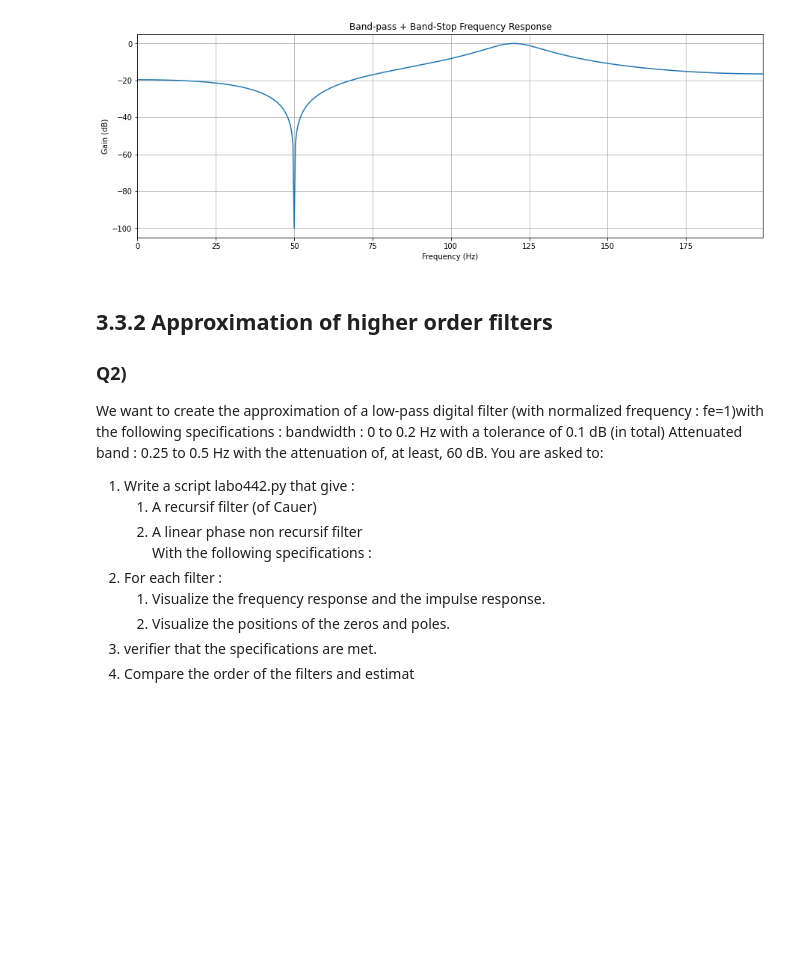
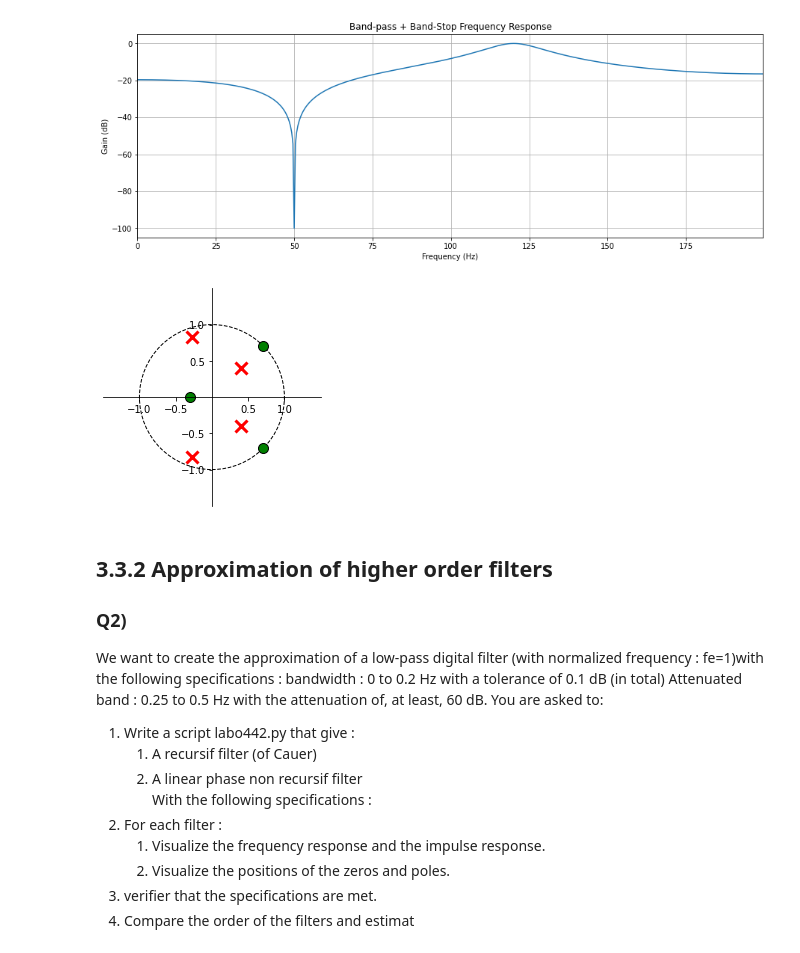
Before and after one commit to lionelGoffaux/tp_signal, a Jupyter notebook: lab3.ipynb, the cells around one changed output. Drawn from its saved outputs; the diff is of its cells as text; code cells hidden in the pictures; blank space fills up the shorter version.

```diff
--- a/lab3.ipynb
+++ b/lab3.ipynb
@@ -101,6 +102,9 @@ k_found = 1/A120
 
 b = np.array([1 , -np.cos(theta)])*k_found
 a = [1 , -2*rho*np.cos(theta), rho**2]
+
+b1 = b
+a1 = a
 
 w, h = sgl.freqz(b, a)
 frbp = h
@@ -166,6 +174,9 @@ array([0.67128367])
 # %%
 b = np.array([1, -2*np.cos(theta), 1])*k_found
 a = [1, -2*rho*np.cos(theta), rho**2]
+
+b2 = b
+a2 = a
 
 w, h = sgl.freqz(b, a)
 frbs = h
@@ -214,6 +229,13 @@ plt.ylabel('Gain (dB)')
 plt.grid()
 # %% [output]
 [figure]
+# %%
+b3 = sgl.convolve(b1, b2)
+a3 = sgl.convolve(a1, a2)
+
+_ = zplane.zplane(b3, a3)
+# %% [output]
+[figure, added]
 # %% [markdown]
 ## 3.3.2 Approximation of higher order filters
 ### Q2)
```
Also changed, not shown: parts of 9 cells of this notebook, 11 other files.
